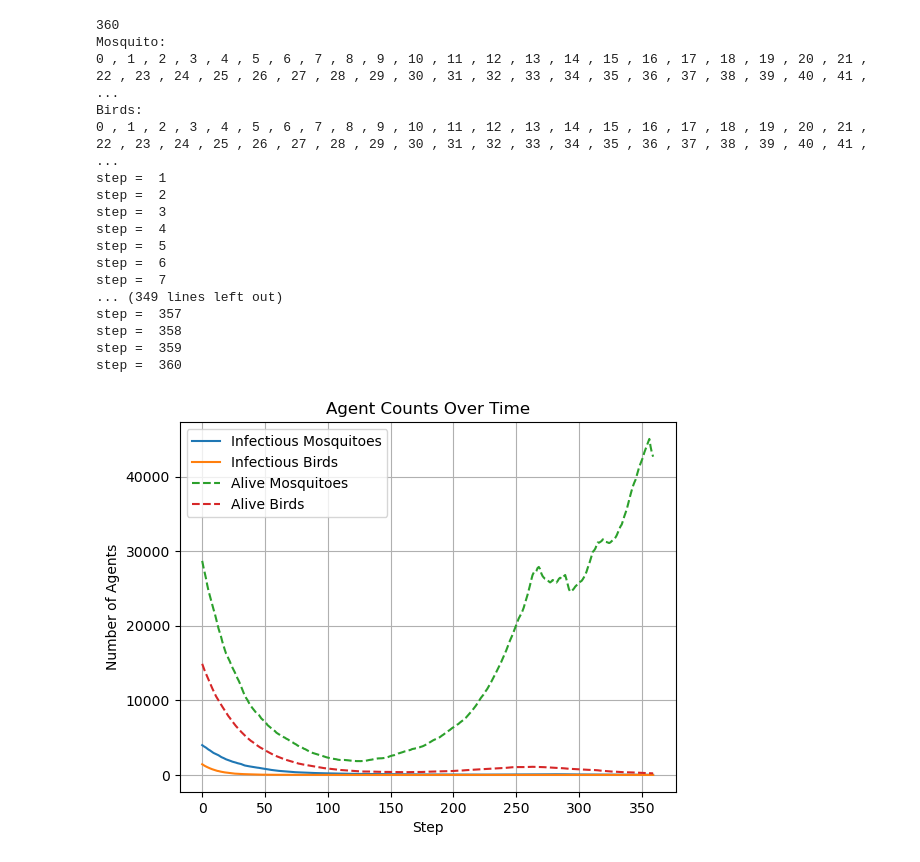
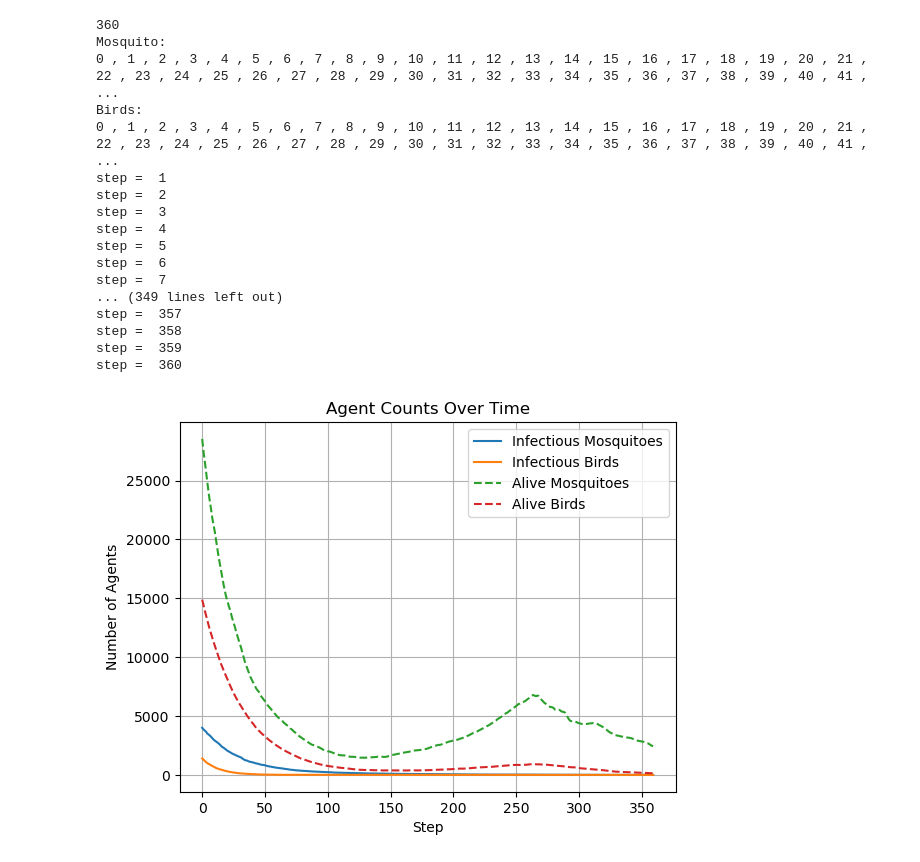
Before and after one commit to MatinMarjani/ABM-WNV, a Jupyter notebook: Test_Model_1.ipynb, the cells around one changed output. Saved outputs shown, nothing was run; the diff lists cells and outputs as text; code cells hidden in the pictures.

Commit message:
Update Test_Model_1.ipynb
 Updated give_birth() to limit over crowding.

```diff
--- a/Test_Model_1.ipynb
+++ b/Test_Model_1.ipynb
@@ -194,12 +194,31 @@ class Mosquito(Agent):
         new_position = random.choice(possible_steps)
         self.model.grid.move_agent(self, new_position)
 
+    # def give_birth(self, T, P):
+    #     if random.random() < self.model.parameters.mosquito_birth_rate(T, P):
+    #         x, y = self.pos
+    #         new_mosquito = Mosquito(self.model.next_id(), self.model, state="egg", parent_state=self.state)
+    #         self.model.schedule.add(new_mosquito)
+    #         self.model.grid.place_agent(new_mosquito, (x, y))
+
     def give_birth(self, T, P):
-        if random.random() < self.model.parameters.mosquito_birth_rate(T, P):
+        # Check the number of agents in the neighborhood
+        neighborhood = self.model.grid.get_neighbors(self.pos, moore=True, include_center=True, radius=1)
+        num_neighbors = len(neighborhood)
+
+        # Calculate birth rate reduction based on density
+        max_neighbors = 8  # Assuming a Moore neighborhood, max 8 neighbors
+        density_factor = max(0, 1 - (num_neighbors / max_neighbors))  # Reduces birth rate with more neighbors
+
+        # Adjust the birth probability based on environmental factors and density
+        birth_probability = self.model.parameters.mosquito_birth_rate(T, P) * density_factor
+
+        if random.random() < birth_probability:
             x, y = self.pos
             new_mosquito = Mosquito(self.model.next_id(), self.model, state="egg", parent_state=self.state)
             self.model.schedule.add(new_mosquito)
             self.model.grid.place_agent(new_mosquito, (x, y))
+
 
 # Define Bird agent
 class Bird(Agent):
@@ -235,11 +254,6 @@ class Bird(Agent):
             self.model.grid.remove_agent(self)
             self.model.schedule.remove(self)
 
-    # def move(self):
-    #     possible_steps = self.model.grid.get_neighborhood(self.pos, moore=True, include_center=True, radius=self.random.randint(0, 2))
-    #     new_position = random.choice(possible_steps)
-    #     self.model.grid.move_agent(self, new_position)
-
     def move(self):
         day = self.model.schedule.steps
         x, y = self.pos
@@ -249,7 +263,7 @@ class Bird(Agent):
         temp_std_dev = 10 # Standard deviation for temperature influence
         temp_factor = math.exp(-((T - optimal_temp) ** 2) / (2 * temp_std_dev ** 2))
 
-        max_distance = 5
+        max_distance = 3
         movement_distance = temp_factor * max_distance
 
         # Add randomness to movement distance
@@ -412,31 +426,31 @@ def plot_infectious_counts(model):
     plt.title('Agent Counts Over Time')
     plt.legend()
     plt.grid(True)
     plt.savefig('agent_counts.png')
     plt.show()
 
 # Running the model
 if __name__ == "__main__":
     parameters = WNVParameters()
     model = WNVModel(parameters)
     Visualize_simulation(model, num_steps=parameters.simulation_steps)
     plot_infectious_counts(model)
 # %% [output]
 360
 Mosquito:
 0 , 1 , 2 , 3 , 4 , 5 , 6 , 7 , 8 , 9 , 10 , 11 , 12 , 13 , 14 , 15 , 16 , 17 , 18 , 19 , 20 , 21 , 22 , 23 , 24 , 25 , 26 , 27 , 28 , 29 , 30 , 31 , 32 , 33 , 34 , 35 , 36 , 37 , 38 , 39 , 40 , 41 ,  ...
 Birds:
 0 , 1 , 2 , 3 , 4 , 5 , 6 , 7 , 8 , 9 , 10 , 11 , 12 , 13 , 14 , 15 , 16 , 17 , 18 , 19 , 20 , 21 , 22 , 23 , 24 , 25 , 26 , 27 , 28 , 29 , 30 , 31 , 32 , 33 , 34 , 35 , 36 , 37 , 38 , 39 , 40 , 41 ,  ...
 step =  1
 step =  2
 step =  3
 step =  4
 step =  5
 step =  6
 step =  7
 ... (349 lines left out)
 step =  357
 step =  358
 step =  359
 step =  360
-[figure, old version]
+[figure, new version]
```
